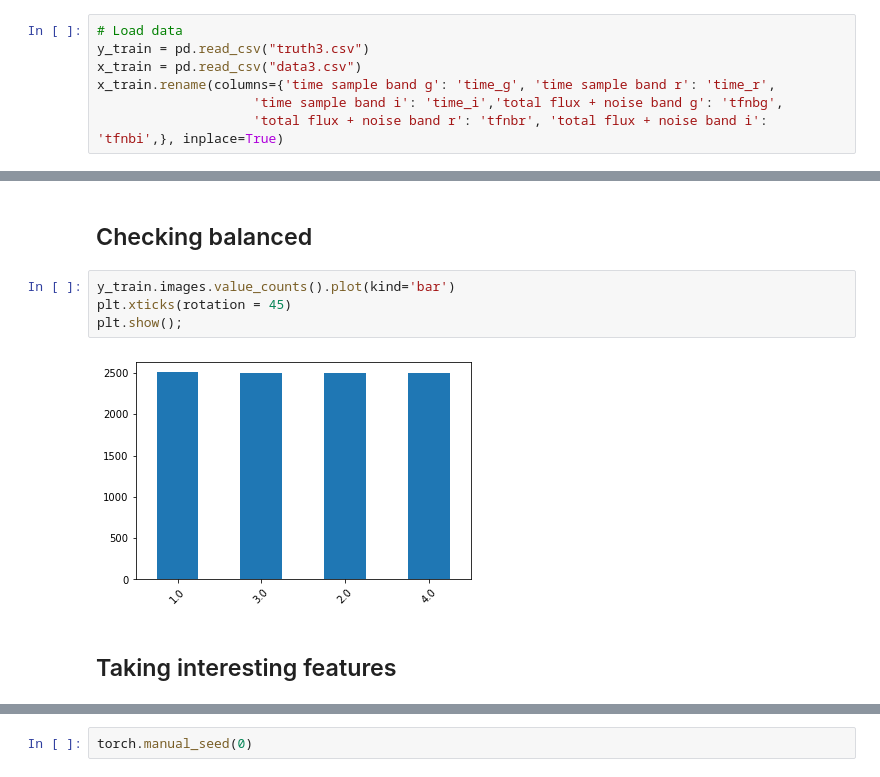
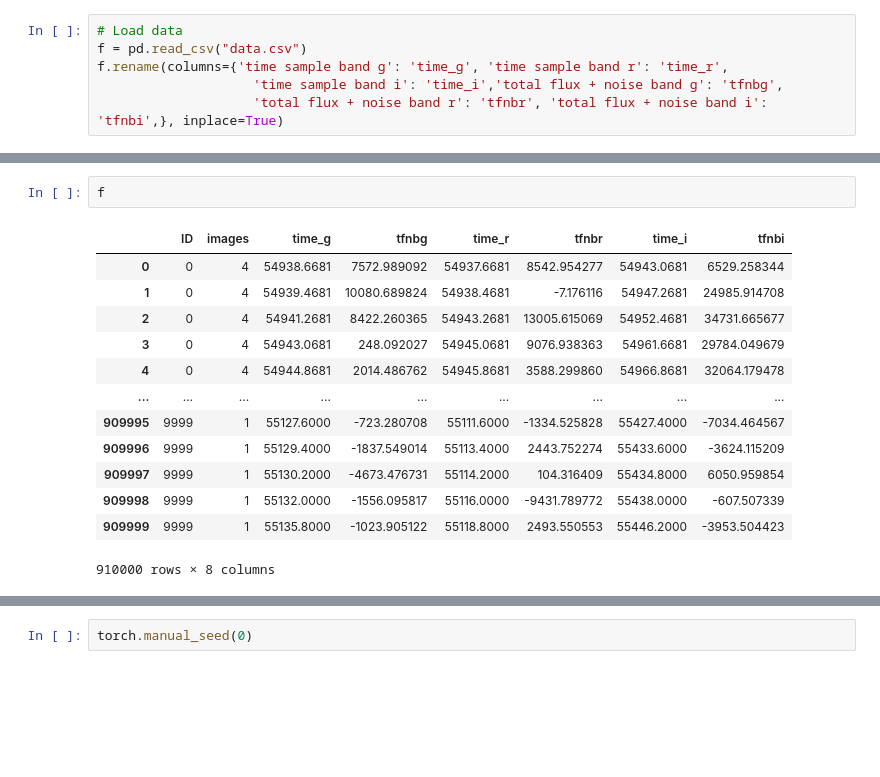
Before and after one commit to herjy/Simulators, a Jupyter notebook: Hsiao/Multivariate time series classification using LSTM.ipynb, the cells around one changed output, grey strips where cells are left out. Drawn from its saved outputs; the diff is of its cells as text; blank space fills up the shorter version.

```diff
--- a/Hsiao/Multivariate time series classification using LSTM.ipynb
+++ b/Hsiao/Multivariate time series classification using LSTM.ipynb
@@ -17,7 +19,6 @@ from torch.utils.data import DataLoader, Dataset
 # %%
 # Load data
-y_train = pd.read_csv("truth3.csv")
-x_train = pd.read_csv("data3.csv")
-x_train.rename(columns={'time sample band g': 'time_g', 'time sample band r': 'time_r',
+f = pd.read_csv("data.csv")
+f.rename(columns={'time sample band g': 'time_g', 'time sample band r': 'time_r',
                     'time sample band i': 'time_i','total flux + noise band g': 'tfnbg',
                     'total flux + noise band r': 'tfnbr', 'total flux + noise band i': 'tfnbi',}, inplace=True)
@@ -42,10 +25,16 @@ x_train.head()
-# %% [markdown]
-## Checking balanced
-# %%
-y_train.images.value_counts().plot(kind='bar')
-plt.xticks(rotation = 45)
-plt.show();
-# %% [output]
-[figure, removed]
-# %% [markdown]
-## Taking interesting features
+# %%
+f
+# %% [output]
+|  | ID | images | time_g | tfnbg | time_r | tfnbr | time_i | tfnbi |
+| 0 | 0 | 4 | 54938.6681 | 7572.989092 | 54937.6681 | 8542.954277 | 54943.0681 | 6529.258344 |
+| 1 | 0 | 4 | 54939.4681 | 10080.689824 | 54938.4681 | -7.176116 | 54947.2681 | 24985.914708 |
+| 2 | 0 | 4 | 54941.2681 | 8422.260365 | 54943.2681 | 13005.615069 | 54952.4681 | 34731.665677 |
+| 3 | 0 | 4 | 54943.0681 | 248.092027 | 54945.0681 | 9076.938363 | 54961.6681 | 29784.049679 |
+| 4 | 0 | 4 | 54944.8681 | 2014.486762 | 54945.8681 | 3588.299860 | 54966.8681 | 32064.179478 |
+| ... | ... | ... | ... | ... | ... | ... | ... | ... |
+| 909995 | 9999 | 1 | 55127.6000 | -723.280708 | 55111.6000 | -1334.525828 | 55427.4000 | -7034.464567 |
+| 909996 | 9999 | 1 | 55129.4000 | -1837.549014 | 55113.4000 | 2443.752274 | 55433.6000 | -3624.115209 |
+| 909997 | 9999 | 1 | 55130.2000 | -4673.476731 | 55114.2000 | 104.316409 | 55434.8000 | 6050.959854 |
+| 909998 | 9999 | 1 | 55132.0000 | -1556.095817 | 55116.0000 | -9431.789772 | 55438.0000 | -607.507339 |
+| 909999 | 9999 | 1 | 55135.8000 | -1023.905122 | 55118.8000 | 2493.550553 | 55446.2000 | -3953.504423 |
+910000 rows × 8 columns
```
Also changed, not shown: parts of 40 cells of this notebook.
